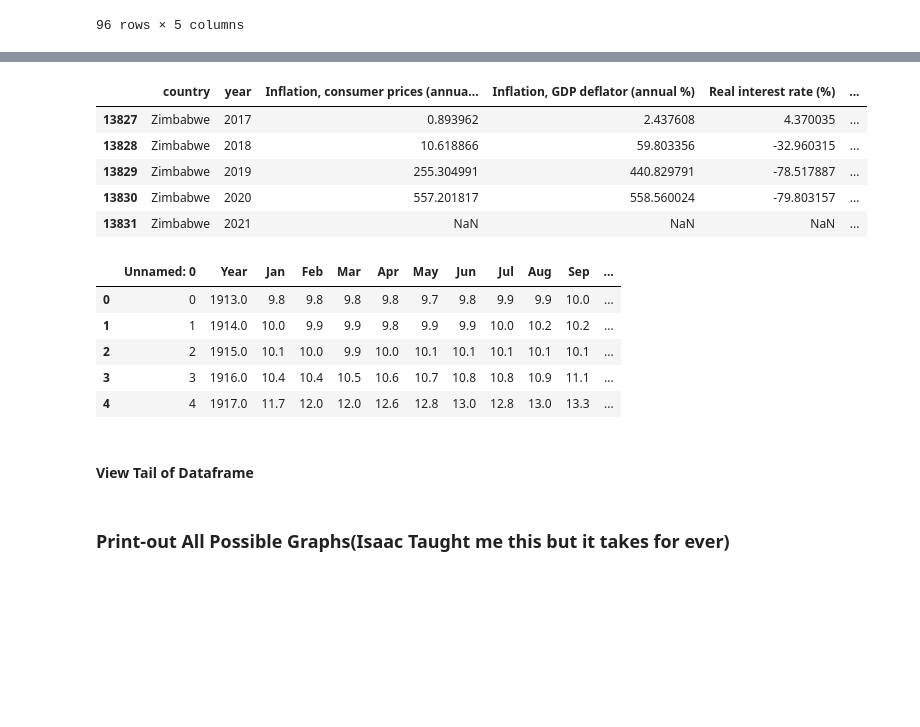
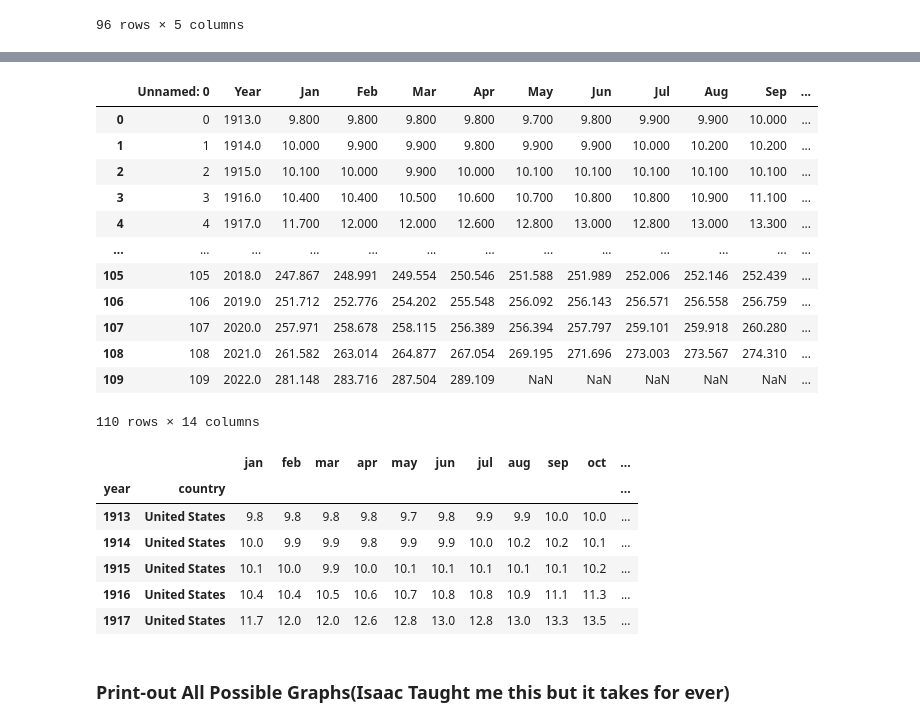
Before and after one commit to eperez3181/Project_two, a Jupyter notebook: Project_2_Pnadas_etl.ipynb, the cells around one changed output, grey strips where cells are left out. Saved outputs shown, nothing was run; the diff lists cells and outputs as text; code cells hidden in the pictures; blank space fills up the shorter version.

```diff
--- a/Project_2_Pnadas_etl.ipynb
+++ b/Project_2_Pnadas_etl.ipynb
@@ -155,22 +139,20 @@ Unemployment_df.head()
-# %%
-Unemployment_df.tail()
-# %% [output]
-|  | country | year | Inflation, consumer prices (annua... | Inflation, GDP deflator (annual %) | Real interest rate (%) | ... |
-| 13827 | Zimbabwe | 2017 | 0.893962 | 2.437608 | 4.370035 | ... |
-| 13828 | Zimbabwe | 2018 | 10.618866 | 59.803356 | -32.960315 | ... |
-| 13829 | Zimbabwe | 2019 | 255.304991 | 440.829791 | -78.517887 | ... |
-| 13830 | Zimbabwe | 2020 | 557.201817 | 558.560024 | -79.803157 | ... |
-| 13831 | Zimbabwe | 2021 | NaN | NaN | NaN | ... |
 # %%
 
 # Read Inflation CSV Head
-Inflation_USA_file = "DATA/inflation.csv"
-Inflation_USA_df = pd.read_csv(Inflation_USA_file)
-Inflation_USA_df.head()
+USA_monthly_cpi_file = "DATA/inflation.csv"
+USA_monthly_cpi_df = pd.read_csv(USA_monthly_cpi_file)
+USA_monthly_cpi_df
 # %% [output]
 |  | Unnamed: 0 | Year | Jan | Feb | Mar | Apr | May | Jun | Jul | Aug | Sep | ... |
-| 0 | 0 | 1913.0 | 9.8 | 9.8 | 9.8 | 9.8 | 9.7 | 9.8 | 9.9 | 9.9 | 10.0 | ... |
-| 1 | 1 | 1914.0 | 10.0 | 9.9 | 9.9 | 9.8 | 9.9 | 9.9 | 10.0 | 10.2 | 10.2 | ... |
-| 2 | 2 | 1915.0 | 10.1 | 10.0 | 9.9 | 10.0 | 10.1 | 10.1 | 10.1 | 10.1 | 10.1 | ... |
-| 3 | 3 | 1916.0 | 10.4 | 10.4 | 10.5 | 10.6 | 10.7 | 10.8 | 10.8 | 10.9 | 11.1 | ... |
-| 4 | 4 | 1917.0 | 11.7 | 12.0 | 12.0 | 12.6 | 12.8 | 13.0 | 12.8 | 13.0 | 13.3 | ... |
+| 0 | 0 | 1913.0 | 9.800 | 9.800 | 9.800 | 9.800 | 9.700 | 9.800 | 9.900 | 9.900 | 10.000 | ... |
+| 1 | 1 | 1914.0 | 10.000 | 9.900 | 9.900 | 9.800 | 9.900 | 9.900 | 10.000 | 10.200 | 10.200 | ... |
+| 2 | 2 | 1915.0 | 10.100 | 10.000 | 9.900 | 10.000 | 10.100 | 10.100 | 10.100 | 10.100 | 10.100 | ... |
+| 3 | 3 | 1916.0 | 10.400 | 10.400 | 10.500 | 10.600 | 10.700 | 10.800 | 10.800 | 10.900 | 11.100 | ... |
+| 4 | 4 | 1917.0 | 11.700 | 12.000 | 12.000 | 12.600 | 12.800 | 13.000 | 12.800 | 13.000 | 13.300 | ... |
+| ... | ... | ... | ... | ... | ... | ... | ... | ... | ... | ... | ... | ... |
+| 105 | 105 | 2018.0 | 247.867 | 248.991 | 249.554 | 250.546 | 251.588 | 251.989 | 252.006 | 252.146 | 252.439 | ... |
+| 106 | 106 | 2019.0 | 251.712 | 252.776 | 254.202 | 255.548 | 256.092 | 256.143 | 256.571 | 256.558 | 256.759 | ... |
+| 107 | 107 | 2020.0 | 257.971 | 258.678 | 258.115 | 256.389 | 256.394 | 257.797 | 259.101 | 259.918 | 260.280 | ... |
+| 108 | 108 | 2021.0 | 261.582 | 263.014 | 264.877 | 267.054 | 269.195 | 271.696 | 273.003 | 273.567 | 274.310 | ... |
+| 109 | 109 | 2022.0 | 281.148 | 283.716 | 287.504 | 289.109 | NaN | NaN | NaN | NaN | NaN | ... |
+110 rows × 14 columns
@@ -183,2 +158,0 @@ deflator2_df.tail()
-# %% [markdown]
-#### View Tail of Dataframe
@@ -198,3 +159,31 @@ Inflation_df.tail()
+# %%
+USA_monthly_cpi_cols = ["Year", "Jan", "Feb", "Mar", "Apr", "May", "Jun", "Jul",
+       "Aug", "Sep", "Oct", "Nov", "Dec"]
+USA_monthly_cpi_transformed = USA_monthly_cpi_df[USA_monthly_cpi_cols].copy()
+
+# Rename the column headers
+USA_monthly_cpi_transformed = USA_monthly_cpi_transformed.rename(columns={"Year": "year", "Jan": "jan", "Feb": "feb", "Mar": "mar",
+                                                                          "Apr": "apr", "May": "may", "Jun": "jun", "Jul": "jul",
+                                                                          "Aug": "aug", "Sep": "sep", "Oct": "oct", "Nov": "nov",
+                                                                          "Dec": "dec"})
+#USA_monthly_cpi_transformed['country'] = "United States"
+#USA_monthly_cpi_transformed.insert('country', 'United States')
+USA_monthly_cpi_transformed.loc[:, 'country'] = 'United States'
+#USA_monthly_cpi_transformed = USA_monthly_cpi_transformed.assign('country'='USA')
+USA_monthly_cpi_transformed['year'] = USA_monthly_cpi_transformed['year'].astype(int)
+
+# Set index
+USA_monthly_cpi_transformed.set_index(["year","country"], inplace=True)
+
+USA_monthly_cpi_transformed.head()
+# %% [output]
+|  |  | jan | feb | mar | apr | may | jun | jul | aug | sep | oct | ... |
+| year | country |  |  |  |  |  |  |  |  |  |  | ... |
+| 1913 | United States | 9.8 | 9.8 | 9.8 | 9.8 | 9.7 | 9.8 | 9.9 | 9.9 | 10.0 | 10.0 | ... |
+| 1914 | United States | 10.0 | 9.9 | 9.9 | 9.8 | 9.9 | 9.9 | 10.0 | 10.2 | 10.2 | 10.1 | ... |
+| 1915 | United States | 10.1 | 10.0 | 9.9 | 10.0 | 10.1 | 10.1 | 10.1 | 10.1 | 10.1 | 10.2 | ... |
+| 1916 | United States | 10.4 | 10.4 | 10.5 | 10.6 | 10.7 | 10.8 | 10.8 | 10.9 | 11.1 | 11.3 | ... |
+| 1917 | United States | 11.7 | 12.0 | 12.0 | 12.6 | 12.8 | 13.0 | 12.8 | 13.0 | 13.3 | 13.5 | ... |
 # %% [markdown]
 ### Print-out All Possible Graphs(Isaac Taught me this but it takes for ever)
 # %%
```
Also changed, not shown: parts of 32 cells of this notebook.
